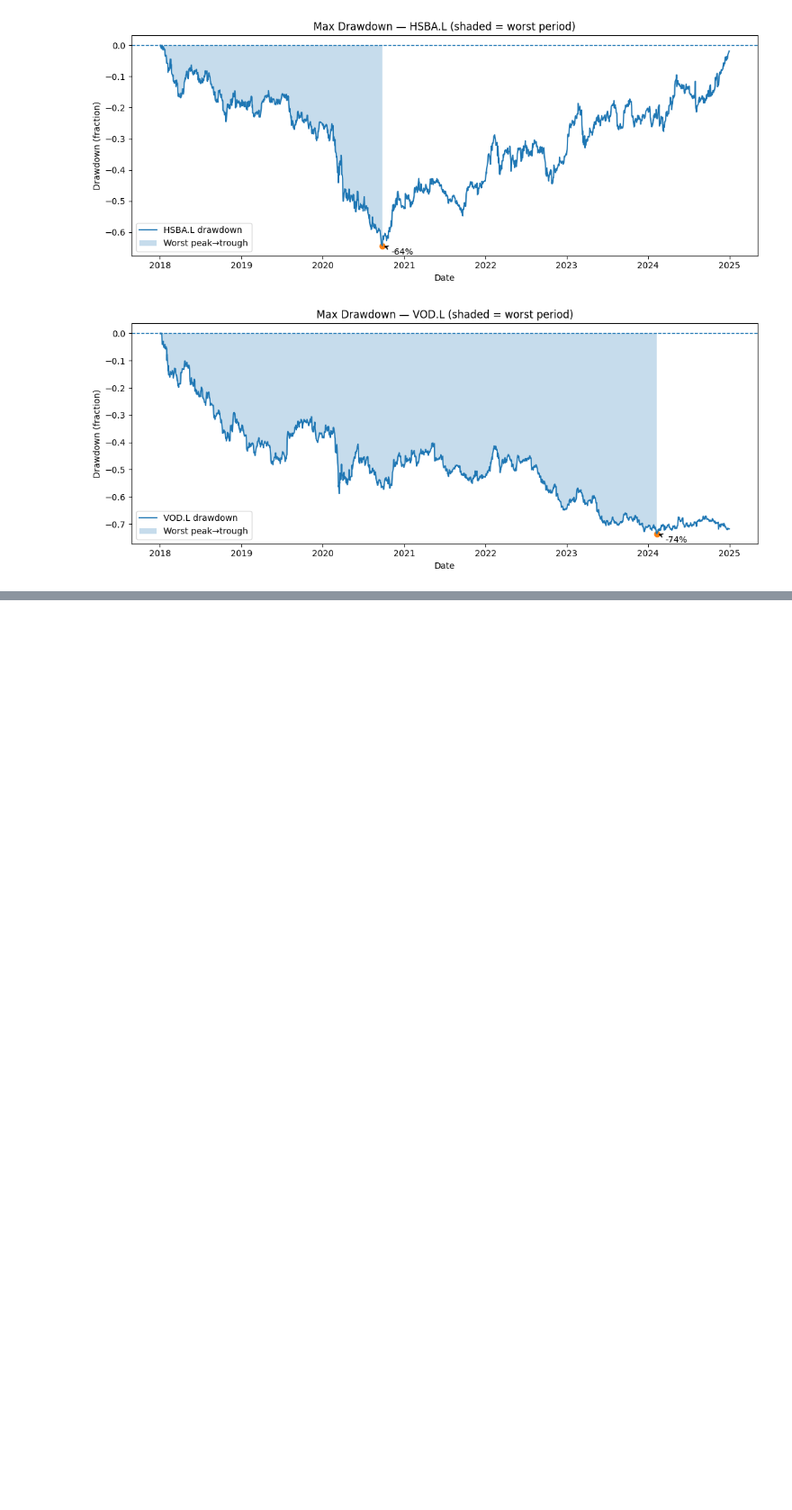
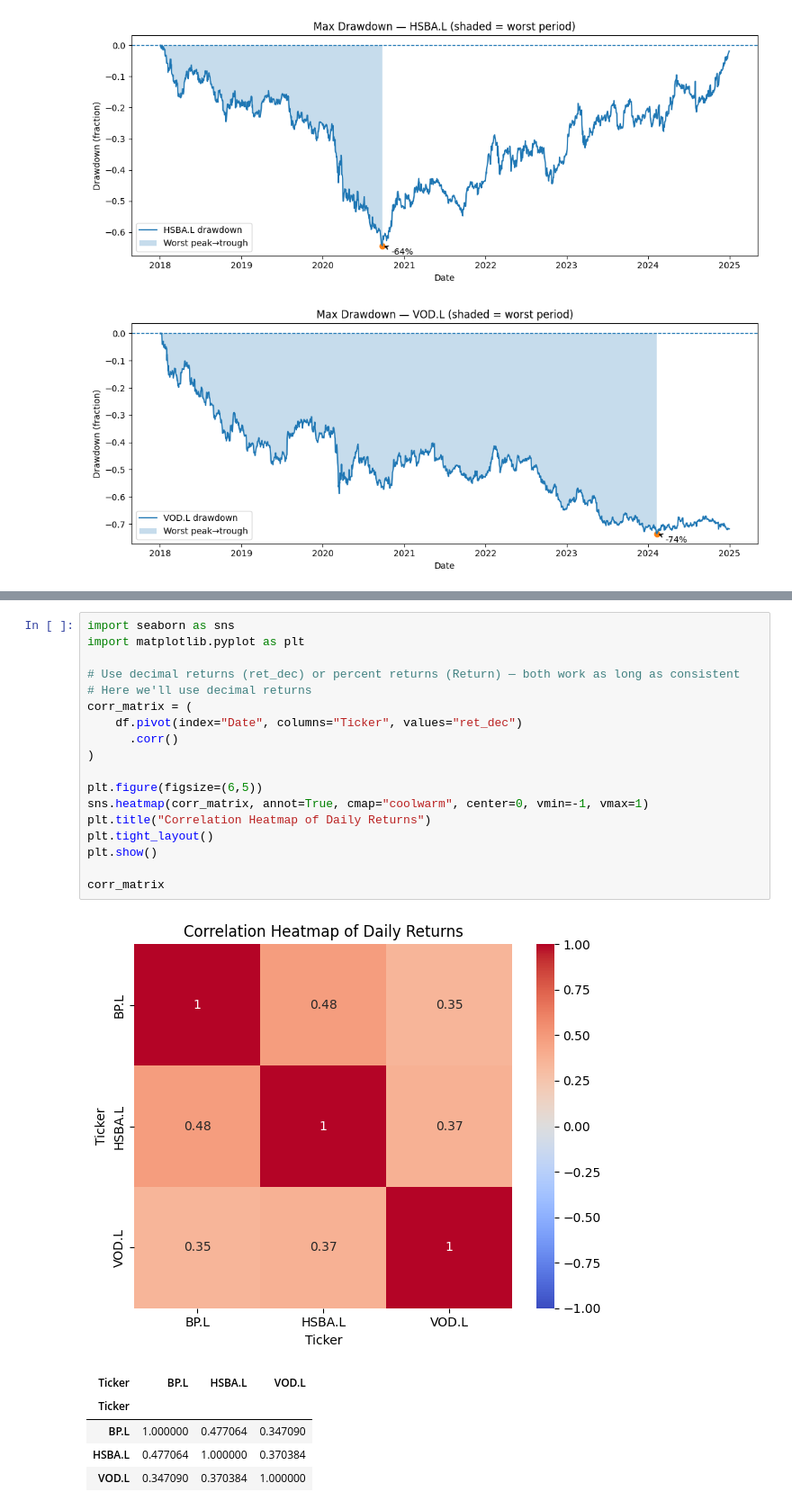
Before and after one commit to Shun3711/stock-trend-etl-spark, a Jupyter notebook: spark_jobs/Risk-Adjusted Metrics.ipynb, the cells around one changed output, grey strips where cells are left out. Shown: that part at 90% size. Cells and saved outputs as stored; diff of their text form; blank space fills up the shorter version.

```diff
--- a/spark_jobs/Risk-Adjusted Metrics.ipynb
+++ b/spark_jobs/Risk-Adjusted Metrics.ipynb
@@ -262,0 +266,25 @@ for tkr, g in df.sort_values(['Ticker','Date']).groupby('Ticker'):
+# %%
+import seaborn as sns
+import matplotlib.pyplot as plt
+
+# Use decimal returns (ret_dec) or percent returns (Return) — both work as long as consistent
+# Here we'll use decimal returns
+corr_matrix = (
+    df.pivot(index="Date", columns="Ticker", values="ret_dec")
+      .corr()
+)
+
+plt.figure(figsize=(6,5))
+sns.heatmap(corr_matrix, annot=True, cmap="coolwarm", center=0, vmin=-1, vmax=1)
+plt.title("Correlation Heatmap of Daily Returns")
+plt.tight_layout()
+plt.show()
+
+corr_matrix
+# %% [output]
+[figure, added]
+| Ticker | BP.L | HSBA.L | VOD.L |
+| Ticker |  |  |  |
+| BP.L | 1.000000 | 0.477064 | 0.347090 |
+| HSBA.L | 0.477064 | 1.000000 | 0.370384 |
+| VOD.L | 0.347090 | 0.370384 | 1.000000 |
```
Also changed, not shown: parts of 9 cells of this notebook, 1 other file.
